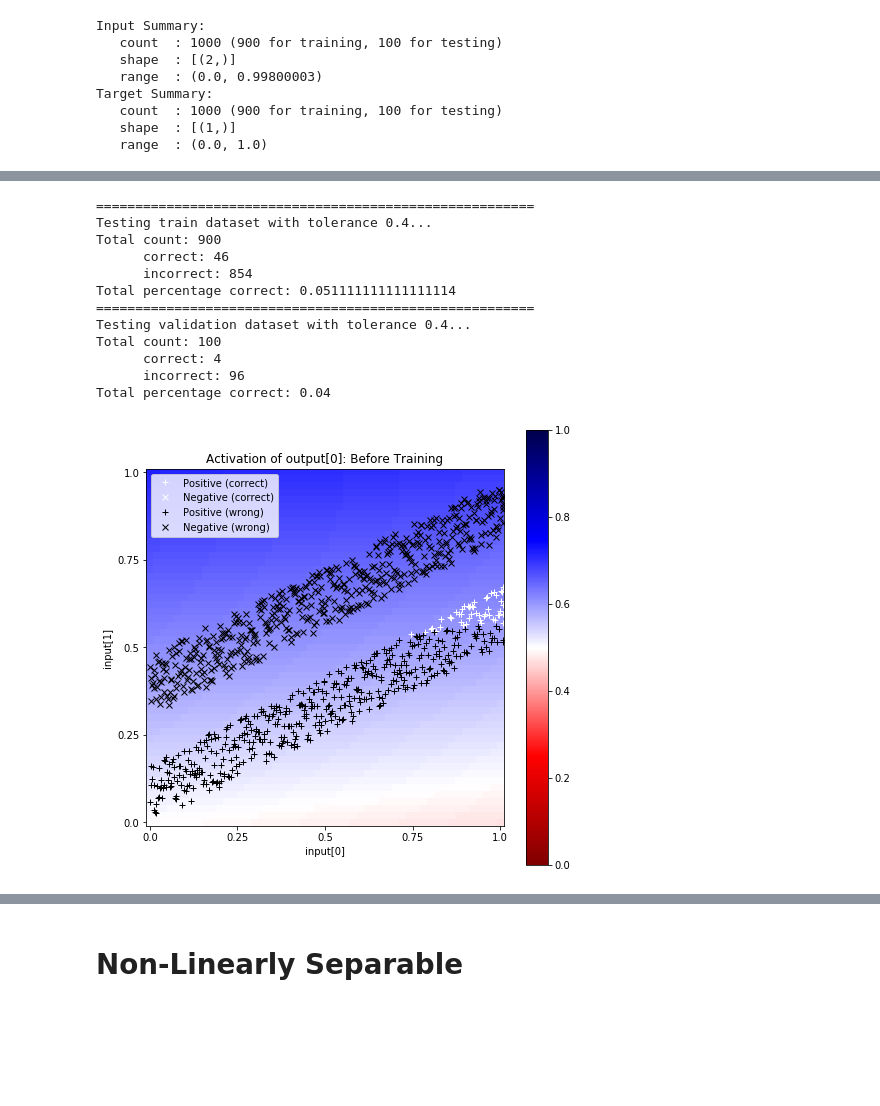
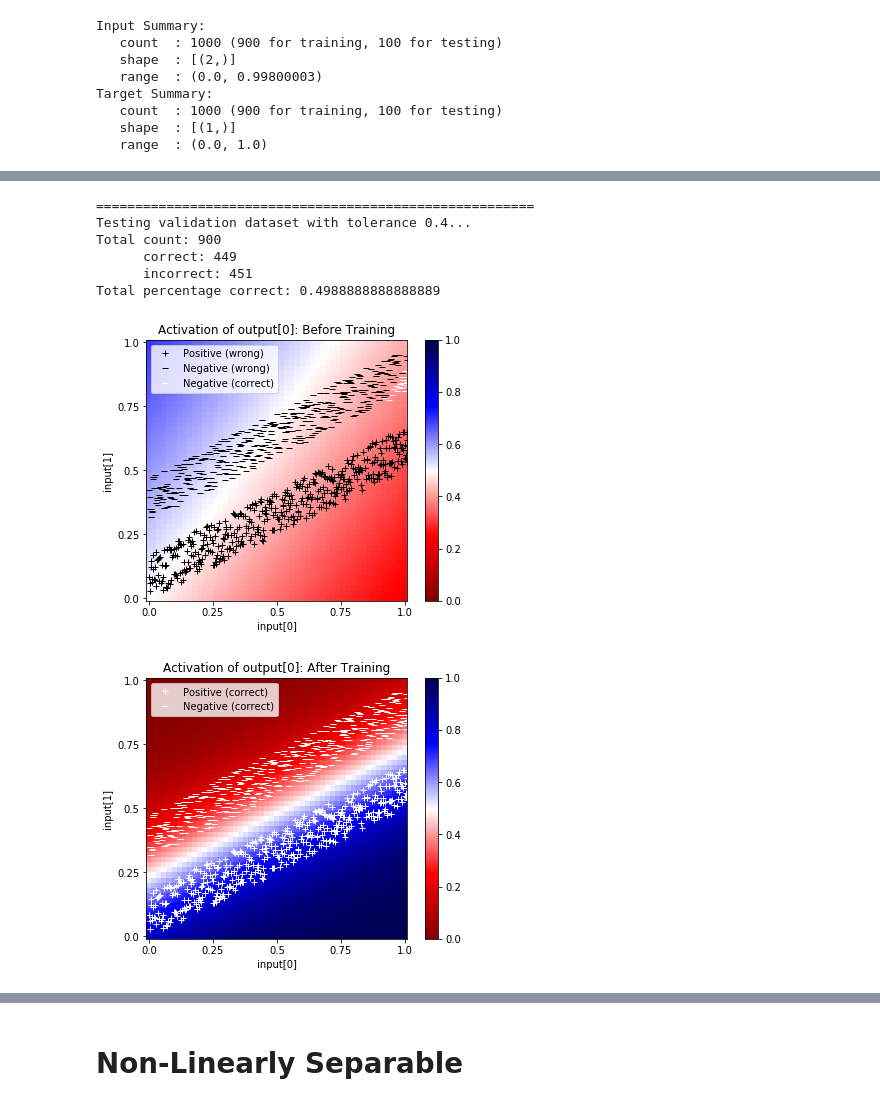
Before and after one commit to ArtificialIntelligenceToolkit/conx, a Jupyter notebook: notebooks/Learning.ipynb, the cells around one changed output, grey strips where cells are left out. Drawn from its saved outputs; the diff is of its cells as text; code cells hidden in the pictures; blank space fills up the shorter version.

Commit message:
Refactor plot/scatter formats; bug fixes; shape() fixes; moved conx.dataset funcs to conx.utils

```diff
--- a/notebooks/Learning.ipynb
+++ b/notebooks/Learning.ipynb
@@ -27,8 +30,8 @@ scatter([
 # %%
 ds = Dataset()
 # %%
-ds.load([(p, [ 1.0]) for p in positives] +
-        [(n, [ 0.0]) for n in negatives])
+ds.load([(p, [ 1.0], "Positive") for p in positives] +
+        [(n, [ 0.0], "Negative") for n in negatives])
 # %%
 ds.shuffle()
 # %%
@@ -57,15 +60,9 @@ net.dashboard()
 # %%
 net.test(tolerance=0.4)
 # %% [output]
-========================================================
-Testing train dataset with tolerance 0.4...
-Total count: 900
-      correct: 46
-      incorrect: 854
-Total percentage correct: 0.051111111111111114
 ========================================================
 Testing validation dataset with tolerance 0.4...
-Total count: 100
-      correct: 4
-      incorrect: 96
-Total percentage correct: 0.04
+Total count: 900
+      correct: 449
+      incorrect: 451
+Total percentage correct: 0.4988888888888889
@@ -96,4 +69,23 @@ def test_patterns(net, tolerance=0.4):
+# %%
+symbols = {
+    "Positive (correct)": "w+",
+    "Positive (wrong)": "k+",
+    "Negative (correct)": "w_",
+    "Negative (wrong)": "k_",
+}
+
+net.plot_activation_map(scatter=net.test(tolerance=0.4, interactive=False),
+                        symbols=symbols, title="Before Training")
+# %% [output]
+[figure, added]
+# %%
+#net.train(epochs=10000, accuracy=1.0, report_rate=50,
+#          tolerance=0.4, batch_size=len(net.dataset.train_inputs),
+#          plot=True, record=100)
+#net.save()
+net.load()
 # %%
-net.plot_activation_map(scatter=test_patterns(net), title="Before Training")
+net.plot_activation_map(scatter=net.test(tolerance=0.4, interactive=False),
+                        symbols=symbols, title="After Training")
 # %% [output]
-[figure, old version]
+[figure, new version]
```
Also changed, not shown: parts of 25 cells of this notebook, 6 other files.
